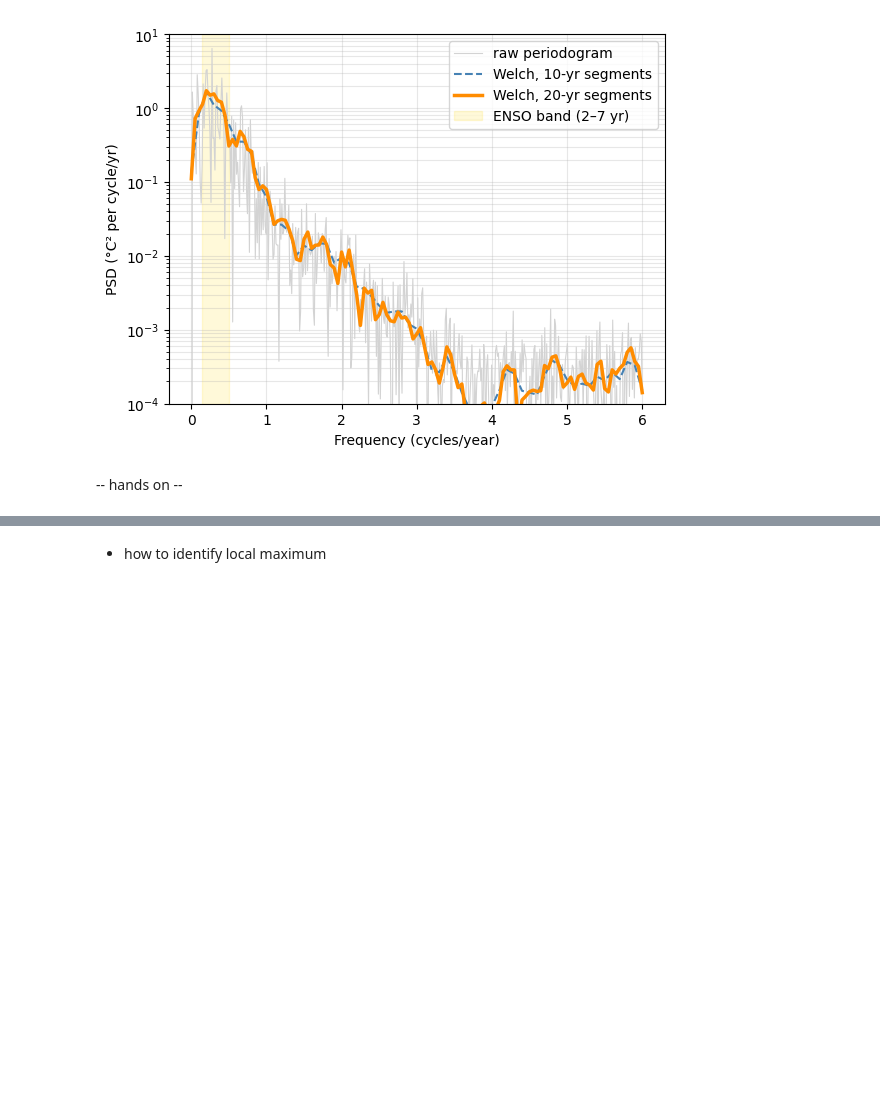
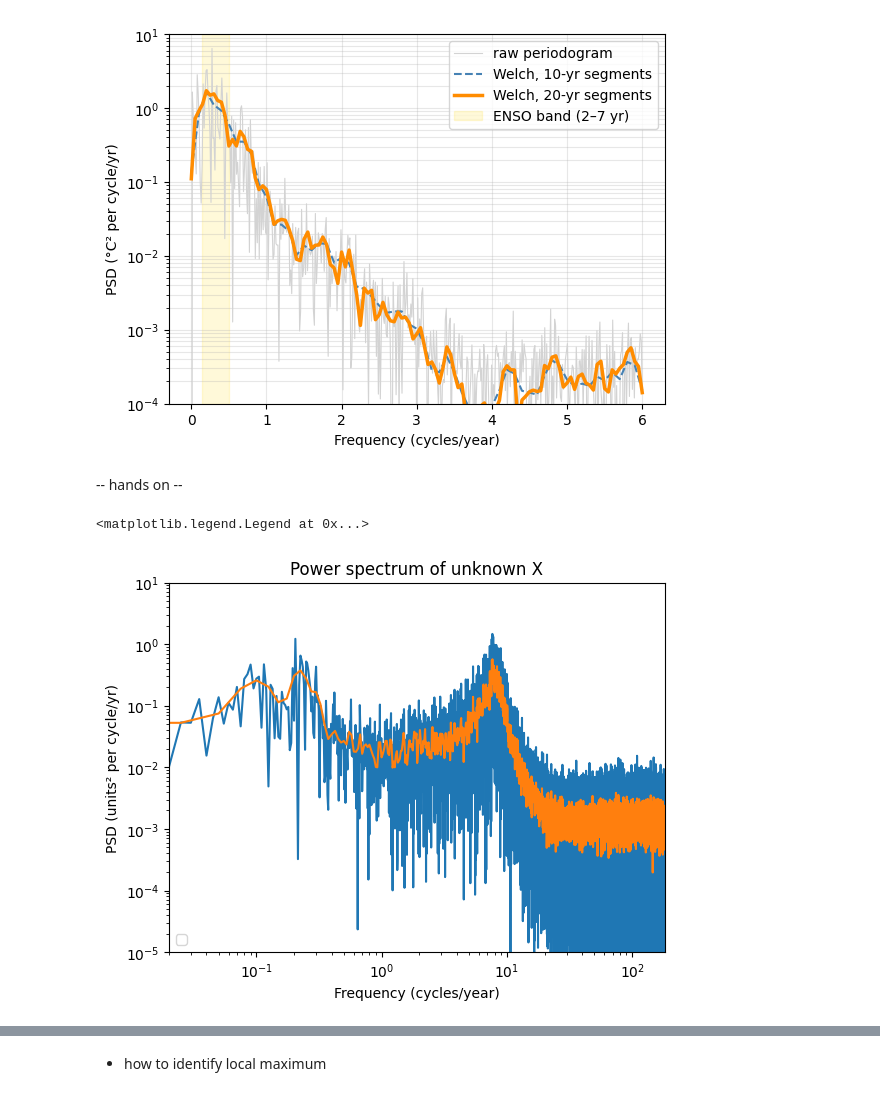
Before and after one commit to cl3225/CLMTG-5060, a Jupyter notebook: Lecture08_example.ipynb, the cells around one changed output, grey strips where cells are left out. Cells and saved outputs as stored; diff of their text form; code cells hidden in the pictures; blank space fills up the shorter version.

```diff
--- a/Lecture08_example.ipynb
+++ b/Lecture08_example.ipynb
@@ -46,3 +46,19 @@ df = pd.read_csv("./unknown_X.csv", usecols=["day", "x"])
 x = df["x"].values
 N = len(x)
 fs = 365.0
+# %%
+# ---- Spectra ----
+f_raw, P_raw = signal.periodogram(x, fs=fs)
+f_w, P_w = signal.welch(x, fs=fs, nperseg=365*40)      # 40-yr segments
+# %%
+plt.loglog(f_raw, P_raw)
+plt.loglog(f_w, P_w)
+plt.xlim(0.02, 182.5)
+plt.ylim(1e-5, 1e1)
+plt.xlabel("Frequency (cycles/year)")
+plt.ylabel("PSD (units² per cycle/yr)")
+plt.title("Power spectrum of unknown X")
+plt.legend(loc="lower left")
+# %% [output]
+<matplotlib.legend.Legend at 0x...>
+[figure, added]
```
Also changed, not shown: parts of 2 cells of this notebook.
